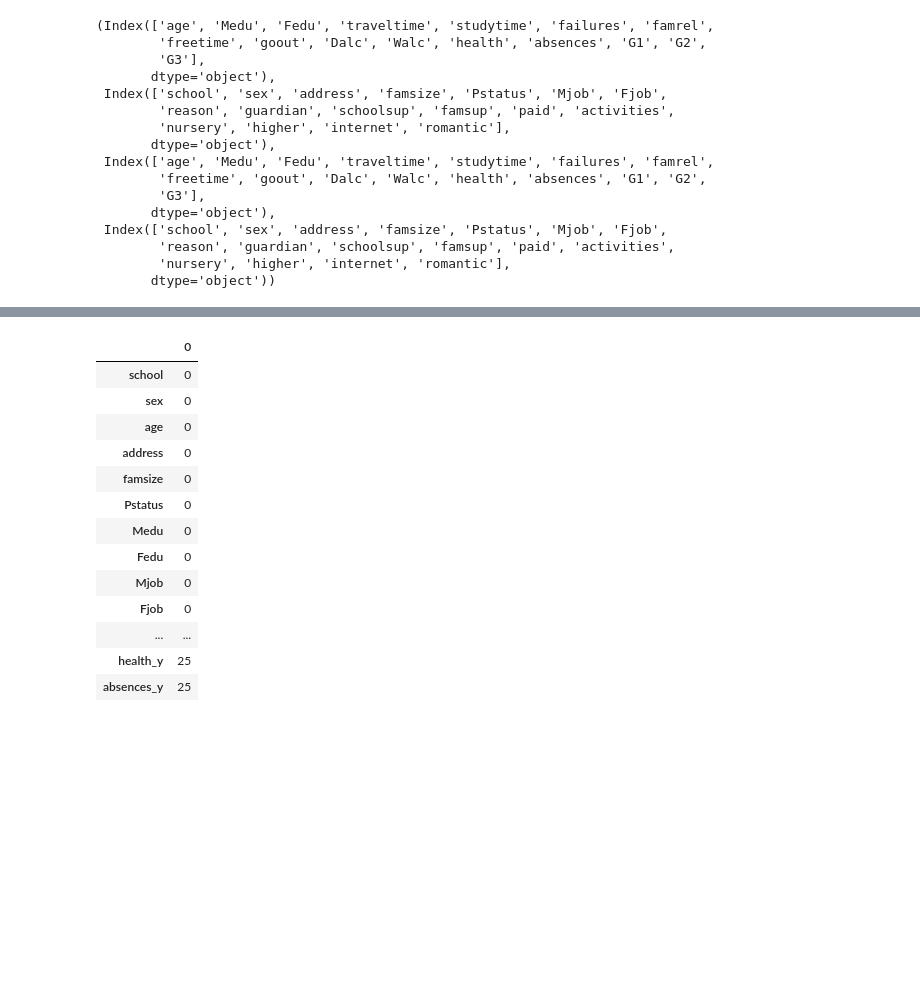
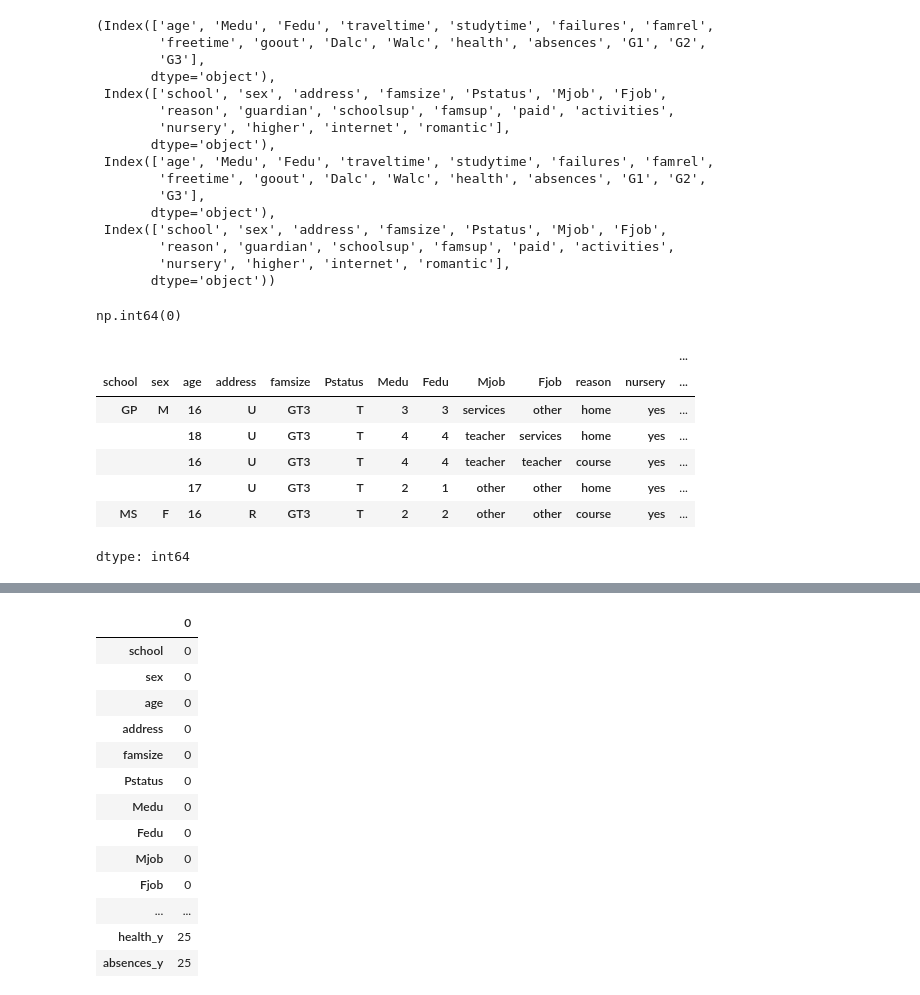
Before and after one commit to TienNguyen0712/student-alcohol-consumption-data-mining, a Jupyter notebook: notebooks/02_preprocessing.ipynb, the cells around one changed output, grey strips where cells are left out. Drawn from its saved outputs; the diff is of its cells as text; code cells hidden in the pictures; blank space fills up the shorter version.

```diff
--- a/notebooks/02_preprocessing.ipynb
+++ b/notebooks/02_preprocessing.ipynb
@@ -62,5 +70,22 @@ num_student_mat, cat_student_mat, num_student_por, cat_student_por
         'nursery', 'higher', 'internet', 'romantic'],
        dtype='object'))
 # %%
-student_mat_por = pd.merge(student_mat, student_por, on=["school","sex","age","address","famsize","Pstatus","Medu","Fedu","Mjob","Fjob","reason","nursery","internet"]
+merge_columms = ["school","sex","age","address","famsize","Pstatus","Medu","Fedu","Mjob","Fjob","reason","nursery","internet"]
+
+student_mat_por = pd.merge(student_mat, student_por, on=merge_columms
                                                   , how="outer")
+# %%
+student_mat_por.duplicated().sum()
+# %% [output]
+np.int64(0)
+# %%
+student_mat_por[merge_columms].value_counts().head()
+# %% [output]
+|  |  |  |  |  |  |  |  |  |  |  |  | ... |
+| school | sex | age | address | famsize | Pstatus | Medu | Fedu | Mjob | Fjob | reason | nursery | ... |
+| GP | M | 16 | U | GT3 | T | 3 | 3 | services | other | home | yes | ... |
+|  |  | 18 | U | GT3 | T | 4 | 4 | teacher | services | home | yes | ... |
+|  |  | 16 | U | GT3 | T | 4 | 4 | teacher | teacher | course | yes | ... |
+|  |  | 17 | U | GT3 | T | 2 | 1 | other | other | home | yes | ... |
+| MS | F | 16 | R | GT3 | T | 2 | 2 | other | other | course | yes | ... |
+dtype: int64
```
Also changed, not shown: parts of 5 cells of this notebook.
